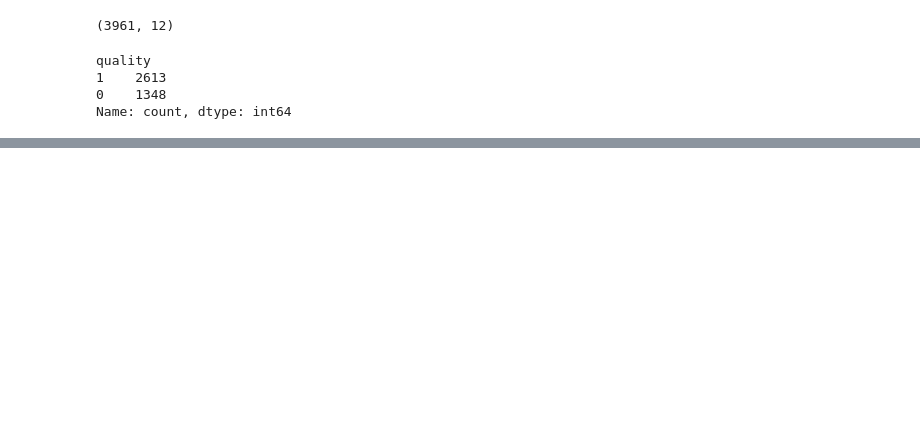
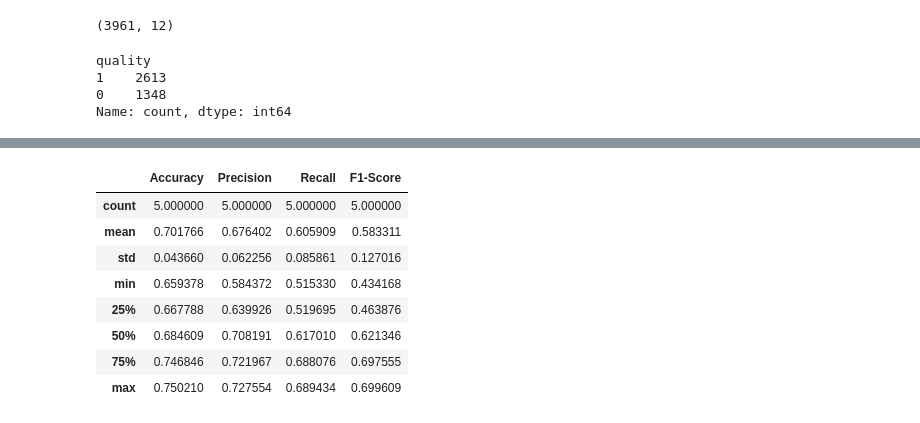
Before and after one commit to Luxxlux/Data-Science-Portfolio, a Jupyter notebook: 02-wine-clasification-problem/Good wine clasification problem.ipynb, the cells around one changed output, grey strips where cells are left out. Saved outputs shown, nothing was run; the diff lists cells and outputs as text; code cells hidden in the pictures; blank space fills up the shorter version.

```diff
--- a/02-wine-clasification-problem/Good wine clasification problem.ipynb
+++ b/02-wine-clasification-problem/Good wine clasification problem.ipynb
@@ -337,0 +394,12 @@ Here is a confusion matrix:
+# %%
+df_compare.describe()
+# %% [output]
+|  | Accuracy | Precision | Recall | F1-Score |
+| count | 5.000000 | 5.000000 | 5.000000 | 5.000000 |
+| mean | 0.701766 | 0.676402 | 0.605909 | 0.583311 |
+| std | 0.043660 | 0.062256 | 0.085861 | 0.127016 |
+| min | 0.659378 | 0.584372 | 0.515330 | 0.434168 |
+| 25% | 0.667788 | 0.639926 | 0.519695 | 0.463876 |
+| 50% | 0.684609 | 0.708191 | 0.617010 | 0.621346 |
+| 75% | 0.746846 | 0.721967 | 0.688076 | 0.697555 |
+| max | 0.750210 | 0.727554 | 0.689434 | 0.699609 |
```
Also changed, not shown: parts of 20 cells of this notebook.
